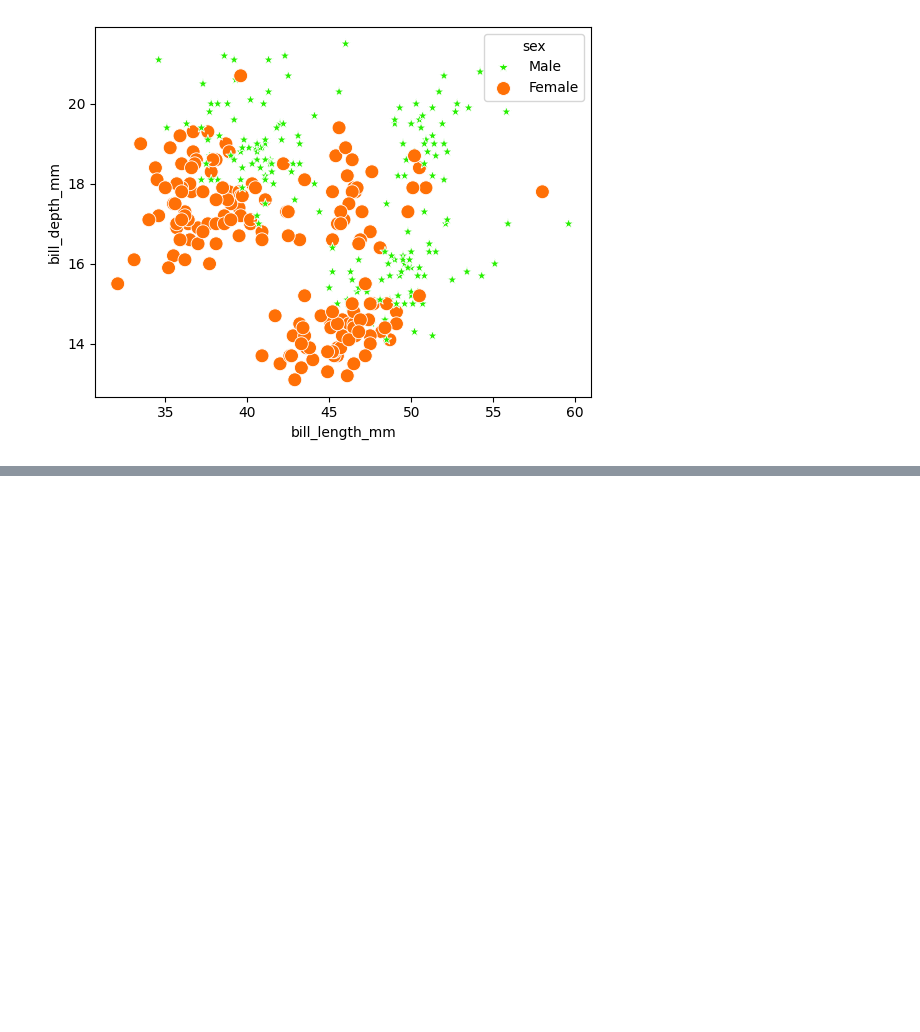
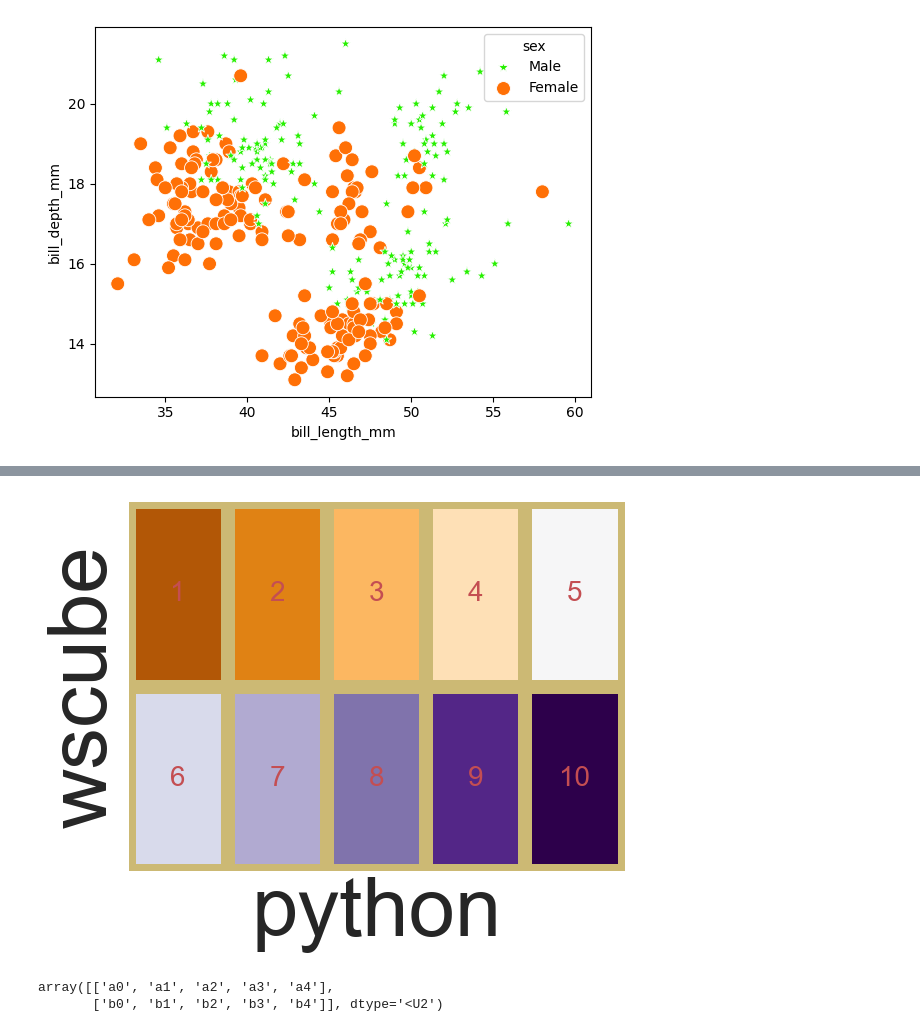
Before and after one commit to Srishti36912/python, a Jupyter notebook: python seaborn online/seaborn.ipynb, the cells around one changed output, grey strips where cells are left out. Saved outputs shown, nothing was run; the diff lists cells and outputs as text; code cells hidden in the pictures; blank space fills up the shorter version.

```diff
--- a/python seaborn online/seaborn.ipynb
+++ b/python seaborn online/seaborn.ipynb
@@ -171,0 +219,15 @@ plt.show()
+# %%
+y = {"fontsize":20, "color": "r"}
+v = sns.heatmap(var1, vmin=0, vmax=10, cmap="PuOr", annot=True, annot_kws=y, linewidths=10, linecolor="y", cbar=False,
+            xticklabels=False, yticklabels=False)
+v.set(xlabel="python", ylabel="wscube")
+sns.set(font_scale=1)
+plt.show()
+# %% [output]
+[figure, added]
+# %%
+ar = np.array([["a0","a1","a2","a3","a4"], ["b0","b1","b2","b3","b4"]])
+ar
+# %% [output]
+array([['a0', 'a1', 'a2', 'a3', 'a4'],
+       ['b0', 'b1', 'b2', 'b3', 'b4']], dtype='<U2')
```
Also changed, not shown: parts of 8 cells of this notebook.
